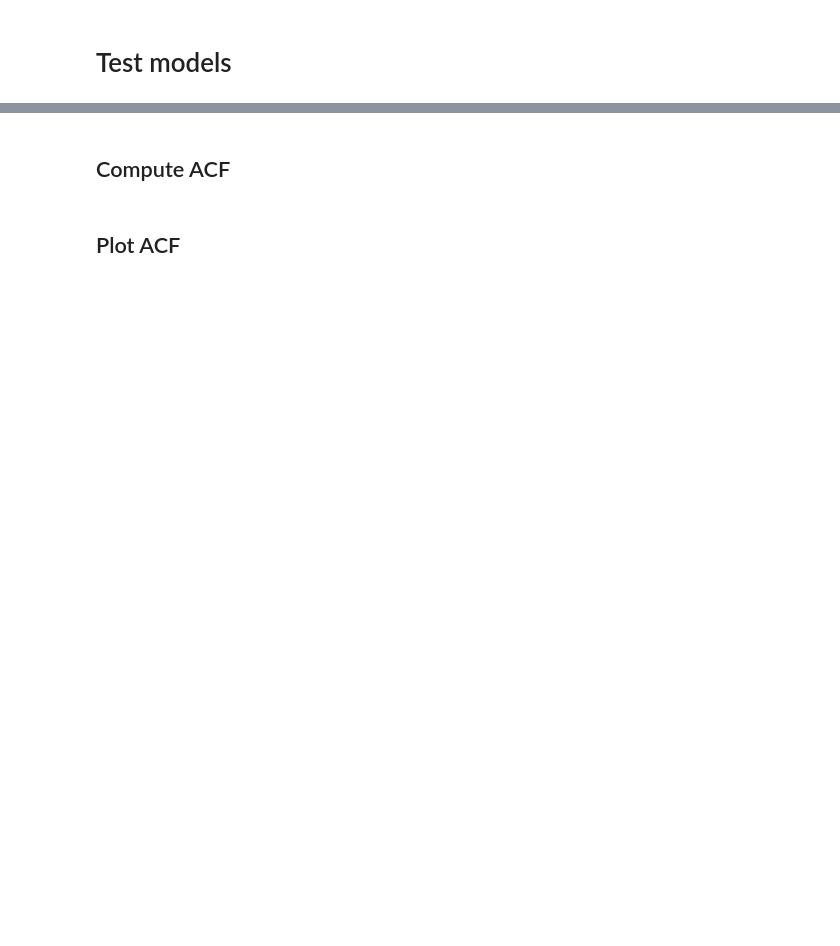
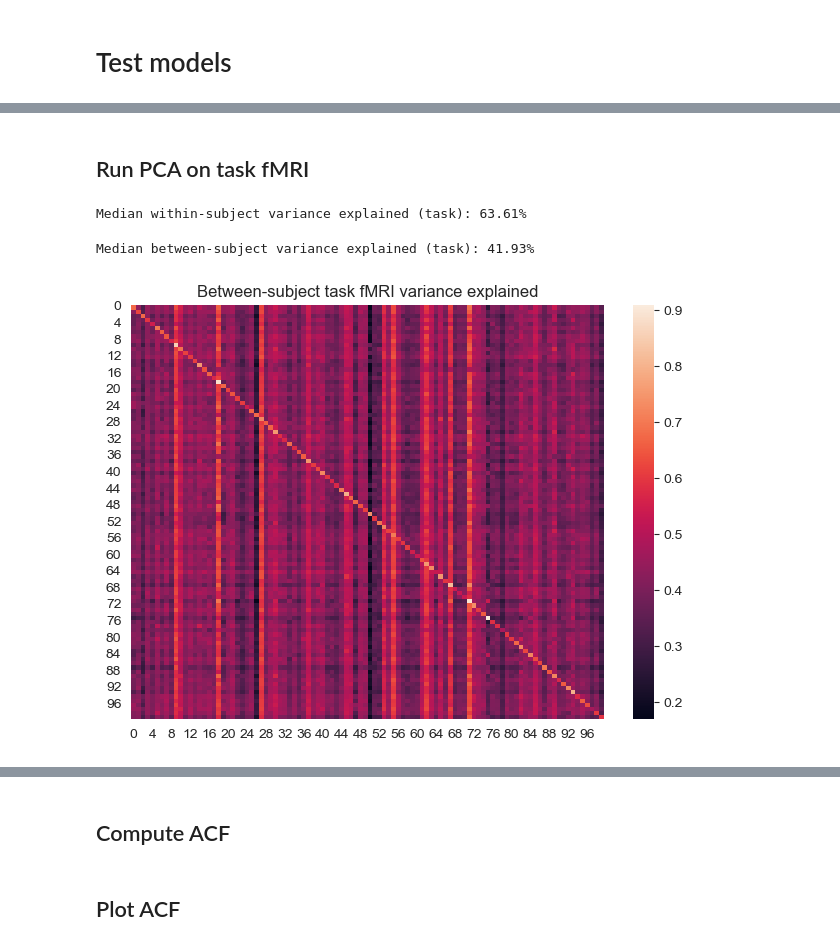
Before and after one commit to LindenParkesLab/neuro_rnn, a Jupyter notebook: scripts/biornn_results_dynamics.ipynb, the cells around one changed output, grey strips where cells are left out. Cells and saved outputs as stored; diff of their text form; code cells hidden in the pictures; blank space fills up the shorter version.

```diff
--- a/scripts/biornn_results_dynamics.ipynb
+++ b/scripts/biornn_results_dynamics.ipynb
@@ -457,7 +495,7 @@ else:
             trained_models.append({'dataset': dataset, 'rnn': rnn})
         trained_models_all.append(trained_models)
 
-        # load test accuracy
-        output_manager = ModelDataManager(file_path_outputs)
-        test_accuracy_all_runs = output_manager.load_key_across_runs('test_accuracy', epoch=logged_epochs[-1])
-        model_accuracy_all.append(test_accuracy_all_runs)
+        # # load test accuracy
+        # output_manager = ModelDataManager(file_path_outputs)
+        # test_accuracy_all_runs = output_manager.load_key_across_runs('test_accuracy', epoch=logged_epochs[-1])
+        # model_accuracy_all.append(test_accuracy_all_runs)
@@ -463,0 +504,2 @@ else:
+# %%
+n_fmri_subj = 100
@@ -494,8 +583,8 @@ def test_one_model(model_data, n_trials, smooth_noise):
 
         # test on noise inputs (resting state)
         inputs_rest, hidden_activity_rest, output_activity_rest = run_testing_rest(
-            rnn, smooth_noise=smooth_noise, noise_mean=0.5, noise_sd=0.15,
-            n_steps=1000, fix_input_channels=[])
+            rnn, smooth_noise=smooth_noise, noise_mean=1, noise_sd=0.1,
+            n_steps=fmri_rest_nsteps, fix_input_channels=[])
         test_model_rest.append({
             'inputs': inputs_rest,
             'hidden_activity': hidden_activity_rest,
@@ -516,0 +728,47 @@ test_data_rest = [r[1] for r in results]
+# %% [markdown]
+## Run PCA on task fMRI
+# %%
+pca_fmri_task = list()
+pca_fmri_task_var_exp = np.zeros((n_fmri_subj,))
+
+for si in tqdm(range(n_fmri_subj)):
+    this_fmri = fmri_task_ts[:, :, si]
+    pca = PCA(n_components=n_pc)
+    pca.fit(this_fmri)
+
+    variance_explained = {
+        'each': pca.explained_variance_ratio_,
+        'cumul': np.cumsum(pca.explained_variance_ratio_),
+        'total': np.sum(pca.explained_variance_ratio_)
+    }
+    pca_fmri_task.append({'pca': pca, 'var_exp': variance_explained})
+    pca_fmri_task_var_exp[si] = variance_explained['total']
+
+print(f'Median within-subject variance explained (task): {100*np.median(pca_fmri_task_var_exp):.2f}%')
+
+# compute inter-subject variance explained (baseline)
+N = n_fmri_subj
+fmri_task_intersubj_var_exp_all = np.zeros((N, N))
+for s1 in tqdm(range(N)):
+    x1 = fmri_task_ts[:, :, s1]
+    p1 = pca_fmri_task[s1]['pca']
+    for s2 in range(N):
+        x2 = fmri_task_ts[:, :, s2]
+        x2_pc = x2 @ p1.components_.T
+        total_var = np.sum(np.power(x2, 2), axis=None)
+        pc_vars = np.sum(np.power(x2_pc, 2), axis=0)
+        fmri_task_intersubj_var_exp_all[s1, s2] = np.sum(pc_vars) / total_var
+triuind = np.triu_indices_from(fmri_task_intersubj_var_exp_all, k=1)
+fmri_task_intersubj_var_exp_all_vec = fmri_task_intersubj_var_exp_all[triuind]
+fmri_task_intersubj_var_exp = np.median(fmri_task_intersubj_var_exp_all_vec)
+print(f'Median between-subject variance explained (task): {100*fmri_task_intersubj_var_exp:.2f}%')
+
+plt.figure()
+sns.heatmap(fmri_task_intersubj_var_exp_all)
+plt.title('Between-subject task fMRI variance explained')
+plt.tight_layout()
+plt.show()
+# %% [output]
+Median within-subject variance explained (task): 63.61%
+Median between-subject variance explained (task): 41.93%
+[figure, added]
```
Also changed, not shown: parts of 49 cells of this notebook, 2 other files.
